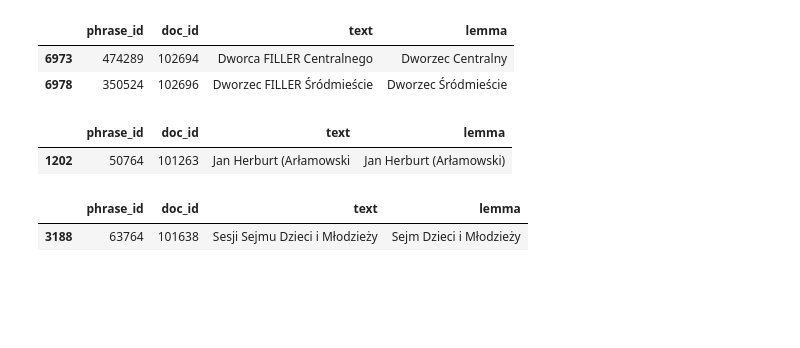
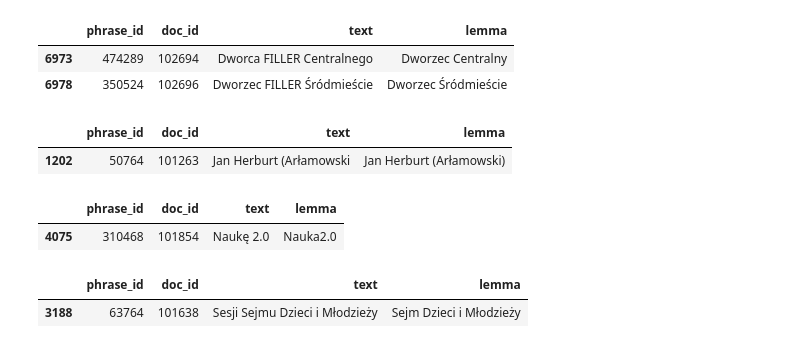
Before and after one commit to WiktoriaZ19/Polish_MWE_Inflection, a Jupyter notebook: dataset.ipynb, the cells around one changed output. Cells and saved outputs as stored; diff of their text form; code cells hidden in the pictures; blank space fills up the shorter version.

```diff
--- a/dataset.ipynb
+++ b/dataset.ipynb
@@ -219,3 +231,8 @@ mwe_df[mwe_df["text"].str.contains("Herburt")]
 # %% [output]
 |  | phrase_id | doc_id | text | lemma |
 | 1202 | 50764 | 101263 | Jan Herburt (Arłamowski | Jan Herburt (Arłamowski) |
+# %%
+mwe_df[mwe_df["text"].str.contains("Naukę")]
+# %% [output]
+|  | phrase_id | doc_id | text | lemma |
+| 4075 | 310468 | 101854 | Naukę 2.0 | Nauka2.0 |
```
Also changed, not shown: parts of 21 cells of this notebook, 2 other files.
